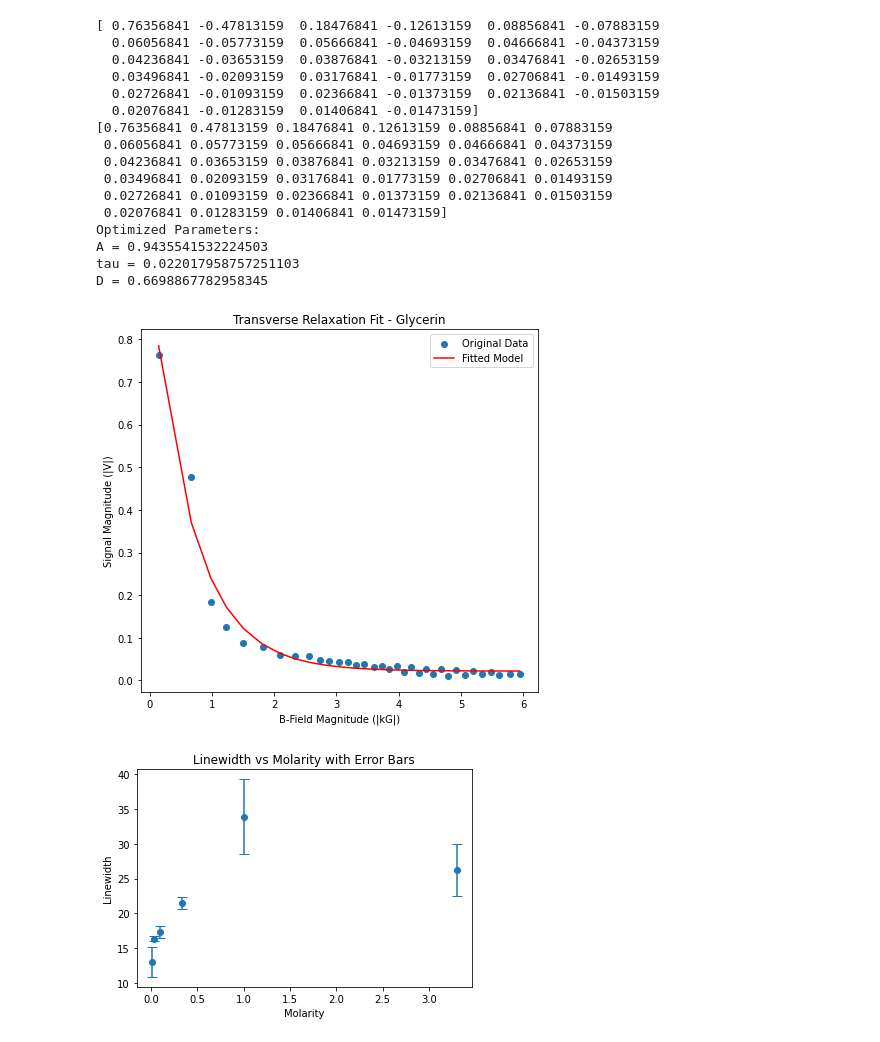
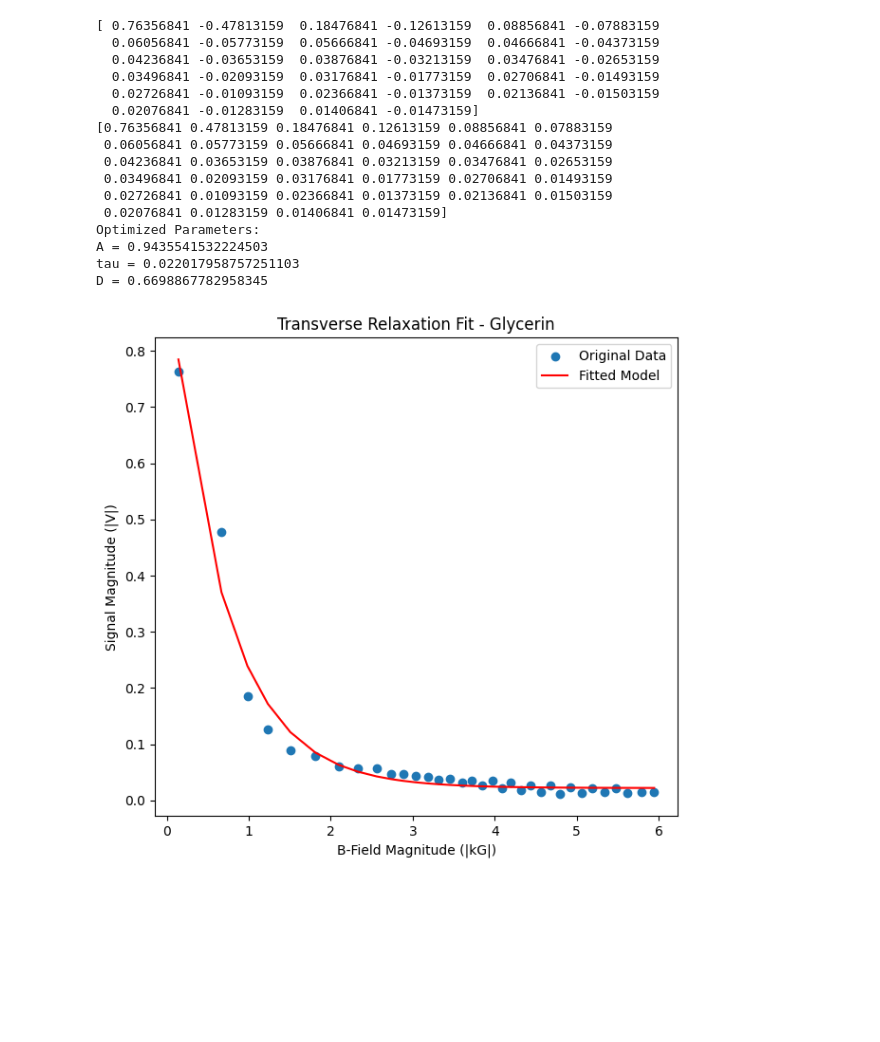
Before and after one commit to eliaslehman/physics-111B, a Jupyter notebook: NMR/NMR_Analysis.ipynb, the cells around one changed output. Drawn from its saved outputs; the diff is of its cells as text; code cells hidden in the pictures; blank space fills up the shorter version.

```diff
--- a/NMR/NMR_Analysis.ipynb
+++ b/NMR/NMR_Analysis.ipynb
@@ -5,11 +5,11 @@ import matplotlib.pyplot as plt
 from scipy.signal import find_peaks
 
 # Specify the folder path
-folder_path = "/Users/elias/Desktop/physics-111B/NMR/NMR-data/"
+folder_path = "/Users/elias/Desktop/School/physics-111B/NMR/NMR-data/"
 subfolder_list = os.listdir(folder_path)
 
 # Specify the folder to save plots
-save_folder = "/Users/elias/Desktop/physics-111B/NMR/Plots/"
+save_folder = "/Users/elias/Desktop/School/physics-111B/NMR/Plots/"
 os.makedirs(save_folder, exist_ok=True)  # Create the folder if it doesn't exist
 
 
@@ -186,7 +185,7 @@ def model_function(x, A, D, tau):
     return A * np.exp(-x / tau) + D
 
 # Load data from file
-file_path = r'C:\Users\elias\Desktop\physics-111B\NMR\NMR-data\XY-traces\Glycerin Below Resonance - Peaks'
+file_path = '/Users/elias/Desktop/School/physics-111B/NMR/NMR-data/XY-traces/Glycerin Below Resonance - Peaks'
 data = np.loadtxt(file_path)
 
 # Separate data into X and Y arrays
@@ -227,48 +226,31 @@ plt.title('Transverse Relaxation Fit - Glycerin')
 # n = len(x_data)
 # frequencies = np.fft.fftfreq(n, dt)
 # fft_values = fft(y_data)
 
 # # Plot in frequency space
 # plt.subplot(1, 2, 2)
 # plt.plot(frequencies, np.abs(fft_values))
 # plt.xlabel('Frequency (Hz)')
 # plt.ylabel('Amplitude')
 # plt.title('Fourier Transform of Data')
 
 plt.tight_layout()
 plt.show()
 # %% [output]
 [ 0.76356841 -0.47813159  0.18476841 -0.12613159  0.08856841 -0.07883159
   0.06056841 -0.05773159  0.05666841 -0.04693159  0.04666841 -0.04373159
   0.04236841 -0.03653159  0.03876841 -0.03213159  0.03476841 -0.02653159
   0.03496841 -0.02093159  0.03176841 -0.01773159  0.02706841 -0.01493159
   0.02726841 -0.01093159  0.02366841 -0.01373159  0.02136841 -0.01503159
   0.02076841 -0.01283159  0.01406841 -0.01473159]
 [0.76356841 0.47813159 0.18476841 0.12613159 0.08856841 0.07883159
  0.06056841 0.05773159 0.05666841 0.04693159 0.04666841 0.04373159
  0.04236841 0.03653159 0.03876841 0.03213159 0.03476841 0.02653159
  0.03496841 0.02093159 0.03176841 0.01773159 0.02706841 0.01493159
  0.02726841 0.01093159 0.02366841 0.01373159 0.02136841 0.01503159
  0.02076841 0.01283159 0.01406841 0.01473159]
 Optimized Parameters:
 A = 0.9435541532224503
 tau = 0.022017958757251103
 D = 0.6698867782958345
-[figure, old version]
+[figure, new version]
-# %%
-import pandas as pd
-
-filename = r'C:\Users\elias\Desktop\physics-111B\NMR\NMR-data\line_width_measurements.txt'
-df = pd.read_csv(filename, delimiter='\t')
-
-# Calculate mean linewidth and standard deviation for each molarity
-linewidth_stats = df.groupby('Molarity')['dt'].agg(['mean', 'std']).reset_index()
-
-# Plot the data with error bars
-plt.errorbar(linewidth_stats['Molarity'], linewidth_stats['mean'], yerr=linewidth_stats['std'], fmt='o', capsize=5)
-plt.xlabel('Molarity')
-plt.ylabel('Linewidth')
-plt.title('Linewidth vs Molarity with Error Bars')
-plt.show()
-# %% [output]
-[figure, removed]
```
Also changed, not shown: parts of 3 cells of this notebook, 32 other files.
